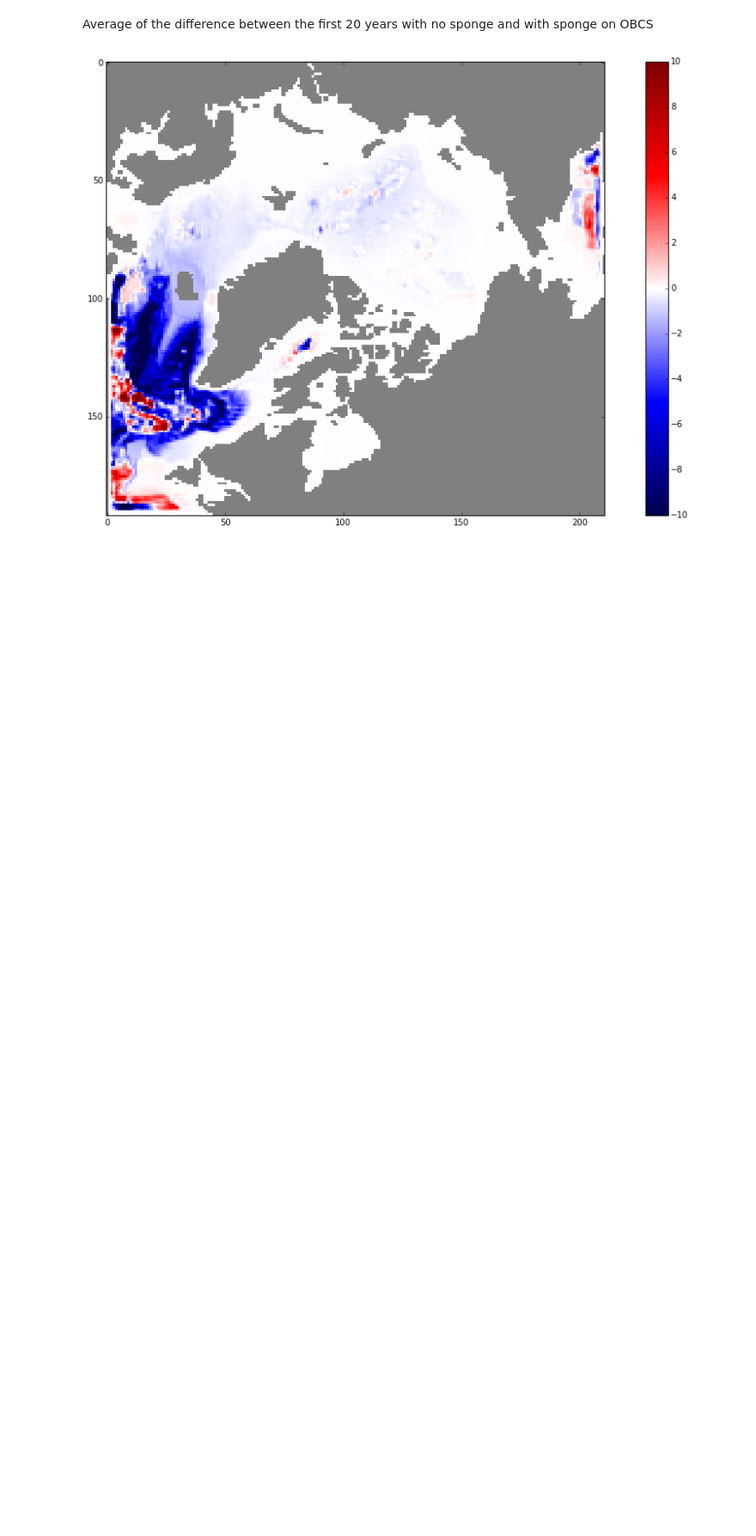
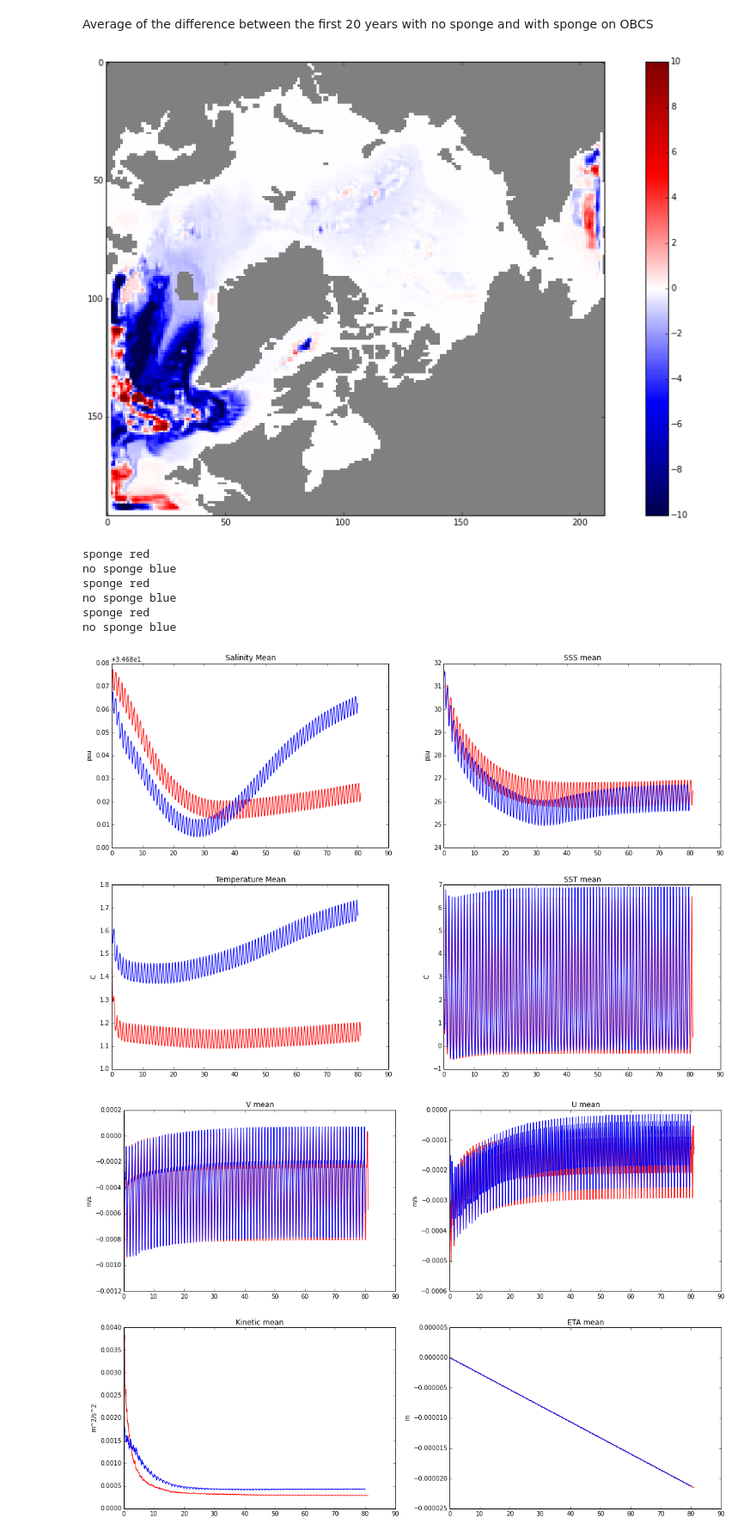
Before and after one commit to AlessandroMozzato/notebooks, a Jupyter notebook: obcs.ipynb, the cells around one changed output. Shown: that part at 86% size. Cells and saved outputs as stored; diff of their text form; code cells hidden in the pictures; blank space fills up the shorter version.

```diff
--- a/obcs.ipynb
+++ b/obcs.ipynb
@@ -113,3 +113,30 @@ Average of the difference between the first 20 years with no sponge and with spo
 interact(np.nanmean(nosponge.psi,axis=0) - np.nanmean(sponge.psi,axis=0),matplotlib.cm.seismic,-40,40,-40,40,time1=0,time2=100,z1=0,z2=50)
 # %% [output]
 [figure]
+# %%
+run_36km = MonitorRead()
+run_36km.readData('/hpcdata/scratch/am8e13/cs_36km_tutorial/run_tempcorrobcs/results/',[0,518400])
+#run_ERA_tempcorr0.readDynStDiag('/hpcdata/scratch/am8e13/cs_36km_tutorial/run_tempcorrobcs/results/',[0,518400,1036800,1555200,2073600,2592000,3110400,3628800,4147200,4665600,5184000,5702400,6220800,6739200,7257600,7776000,8294400,8812800])
+run_36km.title('no sponge','blue')
+
+run_sponge = MonitorRead()
+run_sponge.readData('/hpcdata/scratch/am8e13/cs_36km_tutorial/run_sponge/results/',[0,777600])
+run_sponge.readDynStDiag('/hpcdata/scratch/am8e13/cs_36km_tutorial/run_sponge/results/',[0,777600])
+run_sponge.title('sponge','red')
+# %%
+titles_lv = { 'run_36km' : 'no sponge','run_18km' : 'run 18km' , 'run_9km' : 'run 9km' , 'run_sponge' : 'run_sponge' }
+monitor_list1 = {'run_36km' : run_36km , \
+                'run_sponge' : run_sponge }
+# %%
+plot_monitor(monitor_list1,['salt_mean','sss_mean','theta_mean','sst_mean'])
+plot_monitor(monitor_list1,['vvel_mean','uvel_mean','ke_mean','eta_mean'])
+plot_monitor(monitor_list1,['vvel_max','uvel_max','vvel_min','uvel_min'])
+# %% [output]
+sponge red
+no sponge blue
+sponge red
+no sponge blue
+sponge red
+no sponge blue
+[figure, added]
+[figure, added]
```
Also changed, not shown: parts of 1 cell of this notebook.
